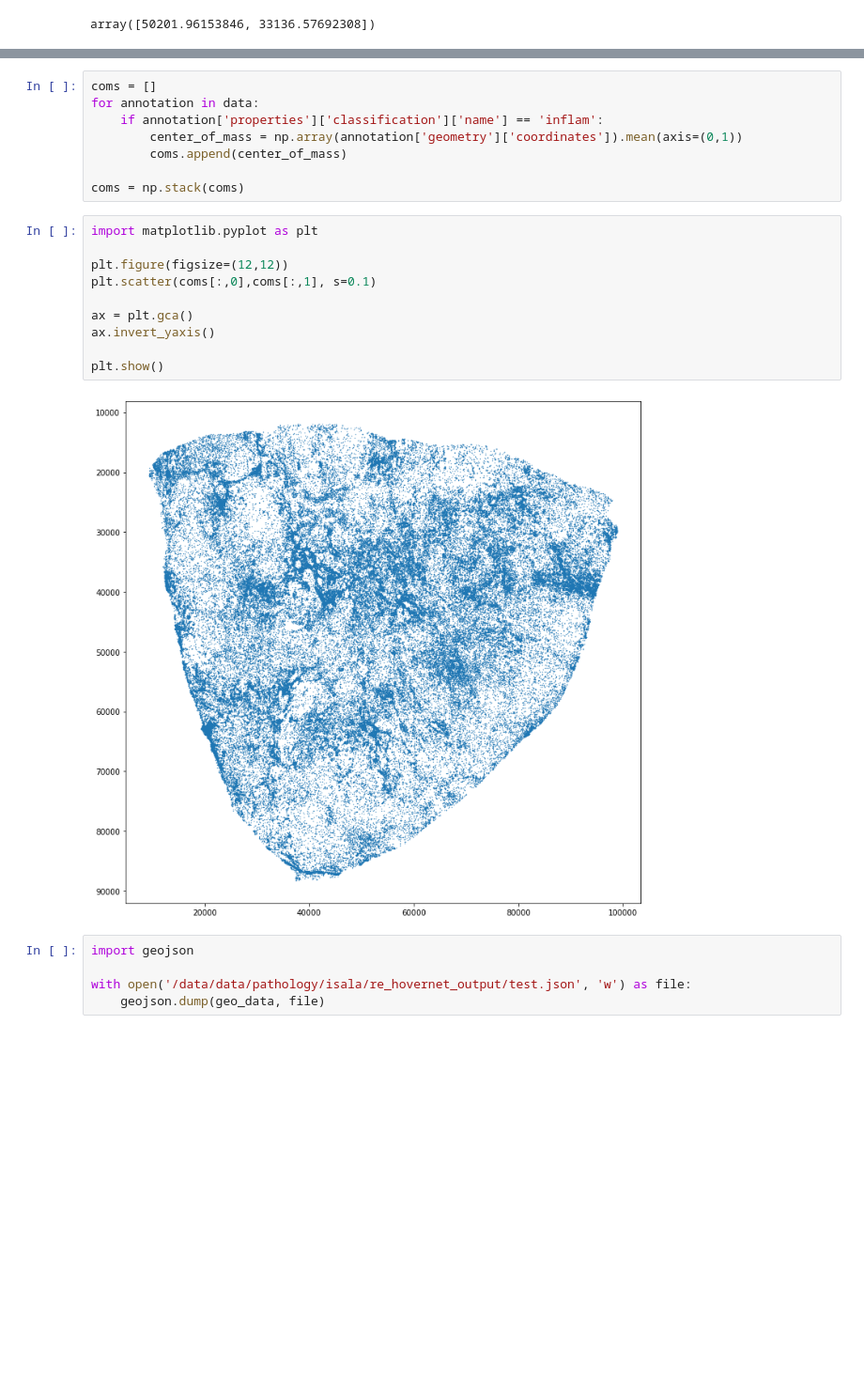
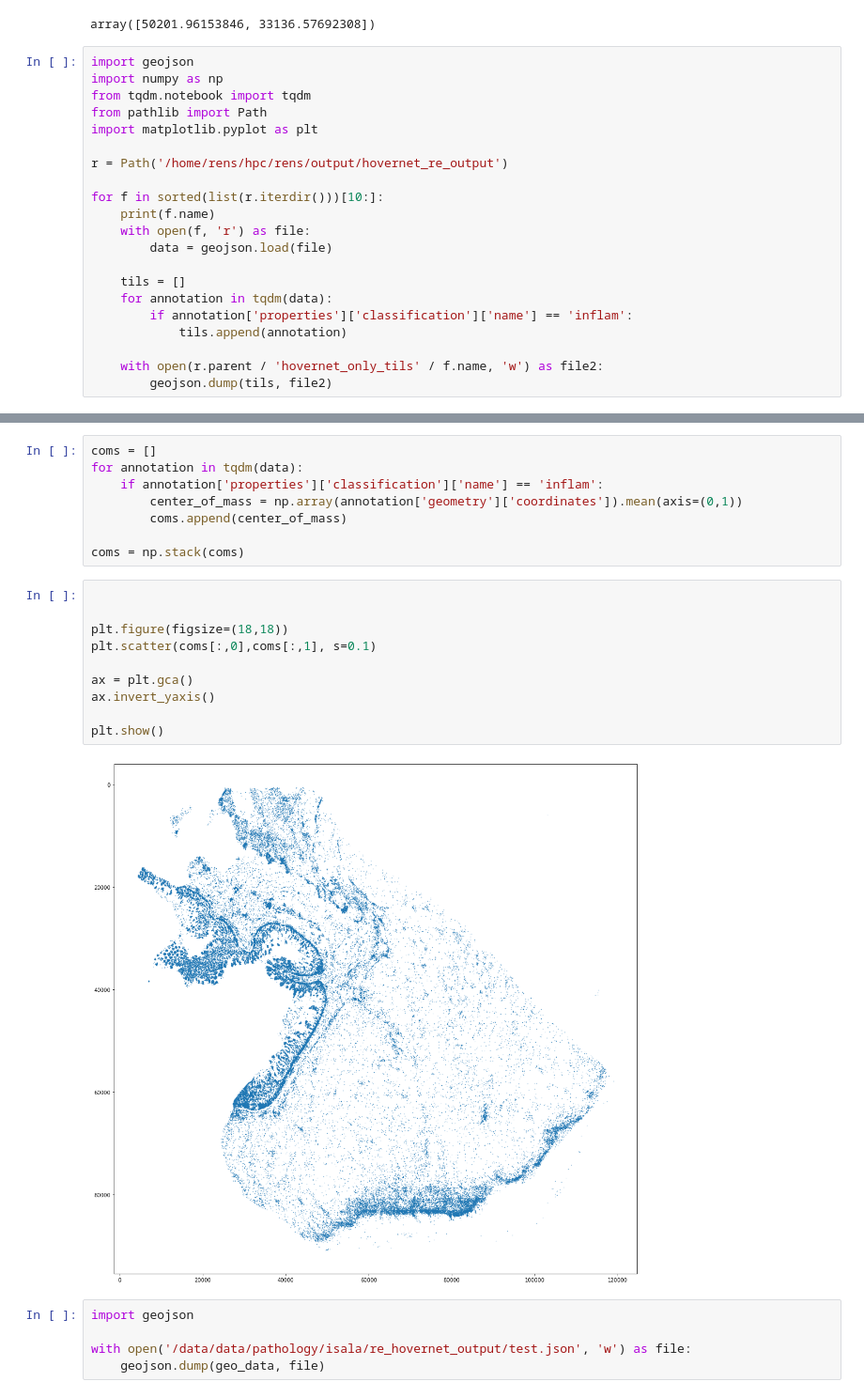
Before and after one commit to RensterMaat/premium_pathology, a Jupyter notebook: hovernet_re/03_wsi.ipynb, the cells around one changed output, grey strips where cells are left out. Shown at 94% size. Saved outputs shown, nothing was run; the diff lists cells and outputs as text; blank space fills up the shorter version.

Commit message:
annotaiton notebook, not yet in processor

```diff
--- a/hovernet_re/03_wsi.ipynb
+++ b/hovernet_re/03_wsi.ipynb
@@ -236,3 +311,24 @@ import numpy as np
 center_of_mass = np.array(data[0]['geometry']['coordinates']).mean(axis=(0,1))
 # %% [output]
 array([50201.96153846, 33136.57692308])
+# %%
+import geojson
+import numpy as np
+from tqdm.notebook import tqdm
+from pathlib import Path
+import matplotlib.pyplot as plt
+
+r = Path('/home/rens/hpc/rens/output/hovernet_re_output')
+
+for f in sorted(list(r.iterdir()))[10:]:
+    print(f.name)
+    with open(f, 'r') as file:
+        data = geojson.load(file)
+
+    tils = []
+    for annotation in tqdm(data):
+        if annotation['properties']['classification']['name'] == 'inflam':
+            tils.append(annotation)
+
+    with open(r.parent / 'hovernet_only_tils' / f.name, 'w') as file2:
+        geojson.dump(tils, file2)
@@ -239,23 +341,23 @@ array([50201.96153846, 33136.57692308])
 # %%
 coms = []
-for annotation in data:
+for annotation in tqdm(data):
     if annotation['properties']['classification']['name'] == 'inflam':
         center_of_mass = np.array(annotation['geometry']['coordinates']).mean(axis=(0,1))
         coms.append(center_of_mass)
 
 coms = np.stack(coms)
 # %%
-import matplotlib.pyplot as plt
 
-plt.figure(figsize=(12,12))
+
+plt.figure(figsize=(18,18))
 plt.scatter(coms[:,0],coms[:,1], s=0.1)
 
 ax = plt.gca()
 ax.invert_yaxis()
 
 plt.show()
 # %% [output]
-[figure, old version]
+[figure, new version]
 # %%
 import geojson
 
```
Also changed, not shown: parts of 7 cells of this notebook, 6 other files.
